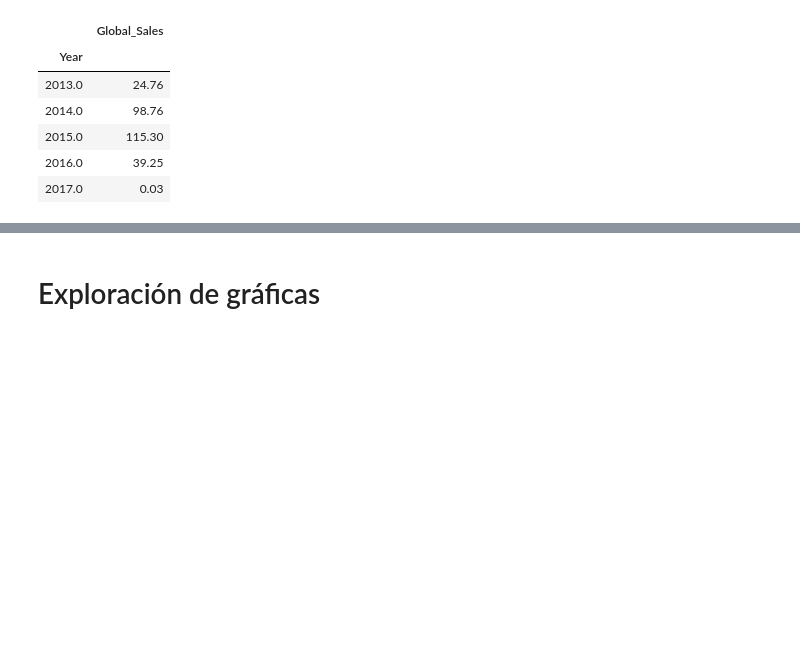
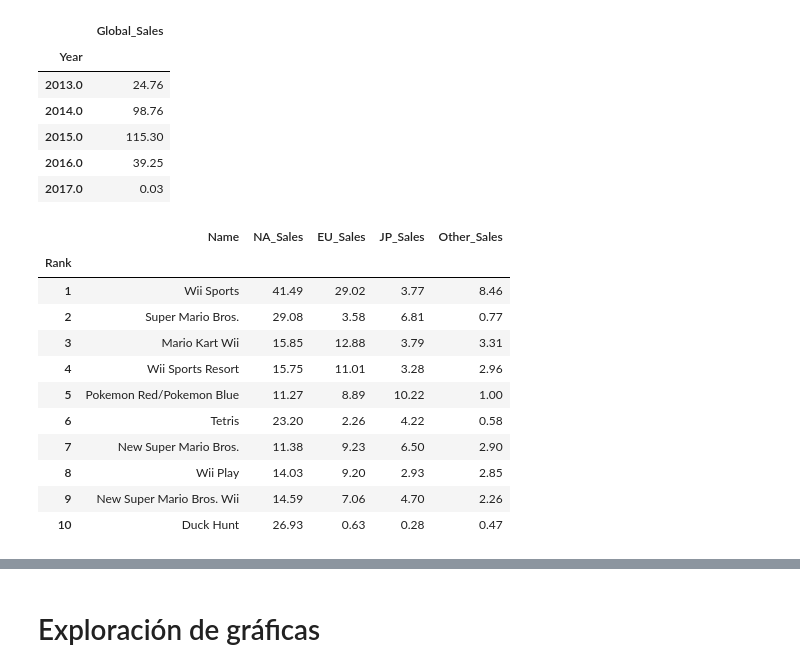
Before and after one commit to brayanramosc/videogames_sales, a Jupyter notebook: data_exploration.ipynb, the cells around one changed output, grey strips where cells are left out. Saved outputs shown, nothing was run; the diff lists cells and outputs as text; code cells hidden in the pictures; blank space fills up the shorter version.

```diff
--- a/data_exploration.ipynb
+++ b/data_exploration.ipynb
@@ -152,3 +151,20 @@ global_sales_by_specific_platform
 | 2015.0 | 115.30 |
 | 2016.0 | 39.25 |
 | 2017.0 | 0.03 |
+# %%
+top_videogames = df.groupby('Rank', as_index = True).agg(
+    {'Name':'sum','NA_Sales':'sum','EU_Sales':'sum','JP_Sales':'sum','Other_Sales':'sum'}).iloc[:10]
+top_videogames
+# %% [output]
+|  | Name | NA_Sales | EU_Sales | JP_Sales | Other_Sales |
+| Rank |  |  |  |  |  |
+| 1 | Wii Sports | 41.49 | 29.02 | 3.77 | 8.46 |
+| 2 | Super Mario Bros. | 29.08 | 3.58 | 6.81 | 0.77 |
+| 3 | Mario Kart Wii | 15.85 | 12.88 | 3.79 | 3.31 |
+| 4 | Wii Sports Resort | 15.75 | 11.01 | 3.28 | 2.96 |
+| 5 | Pokemon Red/Pokemon Blue | 11.27 | 8.89 | 10.22 | 1.00 |
+| 6 | Tetris | 23.20 | 2.26 | 4.22 | 0.58 |
+| 7 | New Super Mario Bros. | 11.38 | 9.23 | 6.50 | 2.90 |
+| 8 | Wii Play | 14.03 | 9.20 | 2.93 | 2.85 |
+| 9 | New Super Mario Bros. Wii | 14.59 | 7.06 | 4.70 | 2.26 |
+| 10 | Duck Hunt | 26.93 | 0.63 | 0.28 | 0.47 |
```
Also changed, not shown: parts of 3 cells of this notebook, 4 other files.
